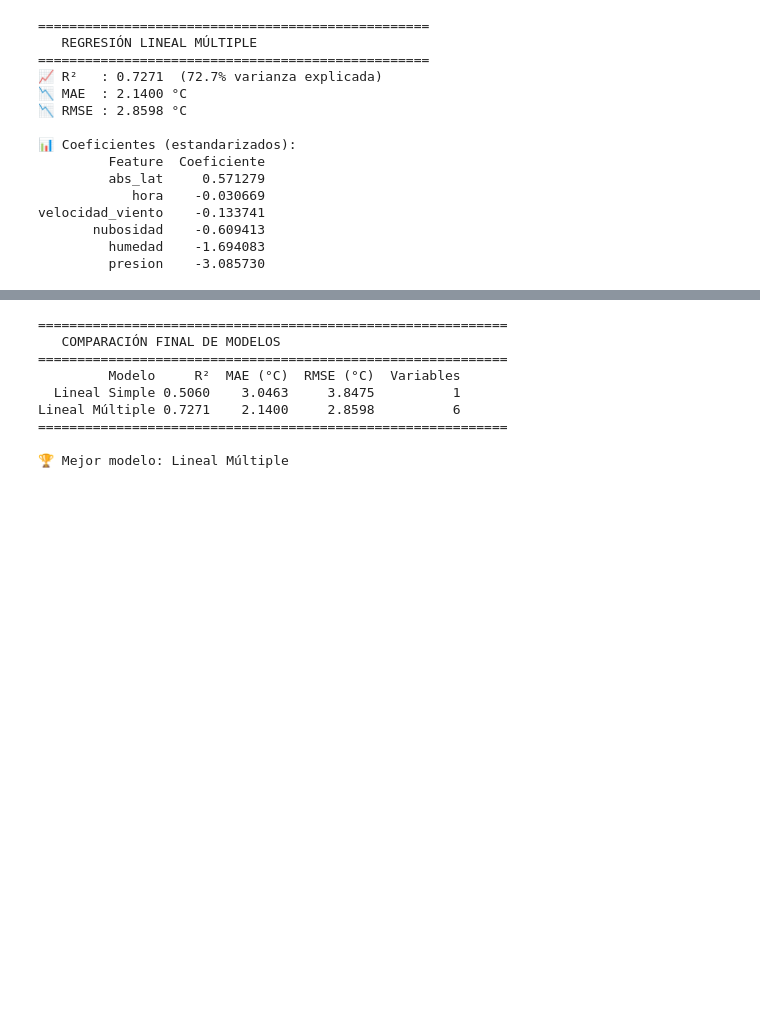
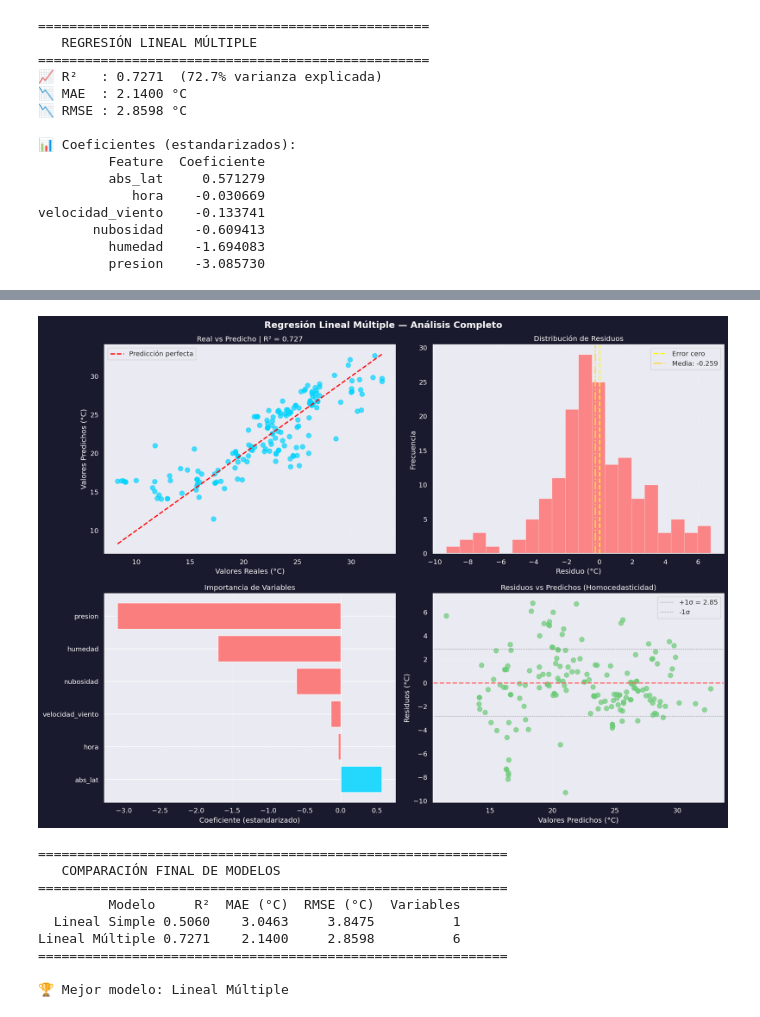
Before and after one commit to OscarLeon-60/Mineria_de_Datos_2026A, a Jupyter notebook: Corte_2/ETL-Proyecto-API/notebooks/regresion_lineal.ipynb, the cells around one changed output, grey strips where cells are left out. Drawn from its saved outputs; the diff is of its cells as text; code cells hidden in the pictures; blank space fills up the shorter version.

```diff
--- a/Corte_2/ETL-Proyecto-API/notebooks/regresion_lineal.ipynb
+++ b/Corte_2/ETL-Proyecto-API/notebooks/regresion_lineal.ipynb
@@ -401,3 +404,8 @@ print('✅ Gráfica guardada')
+# %%
+from IPython.display import Image
+Image('../data/ml_regresion_multiple.png', width=900)
+# %% [output]
+[figure, added]
 # %%
 # ==============================
 # CELDA 9 — Comparación y Resumen Final
```
Also changed, not shown: parts of 1 cell of this notebook, 1 other file.
